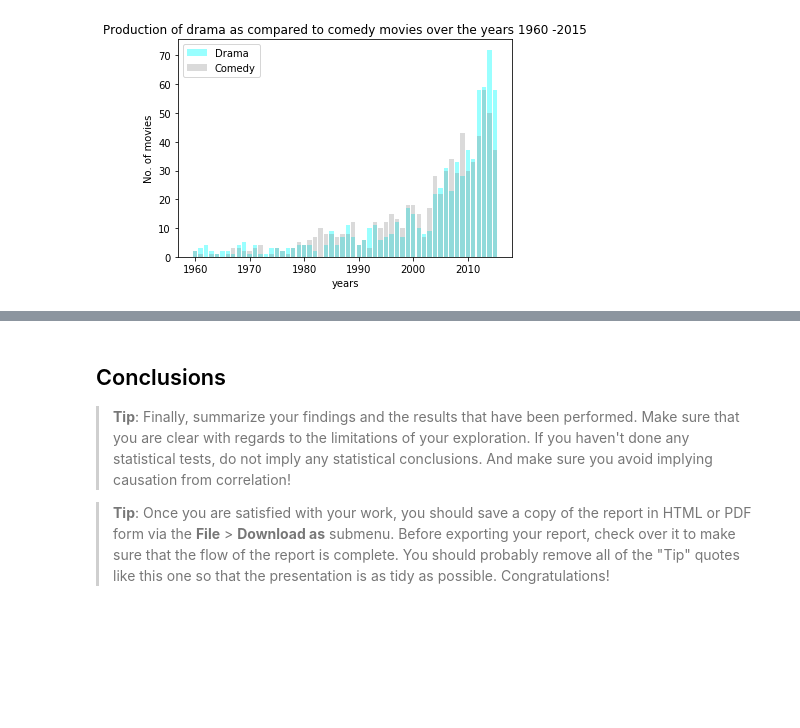
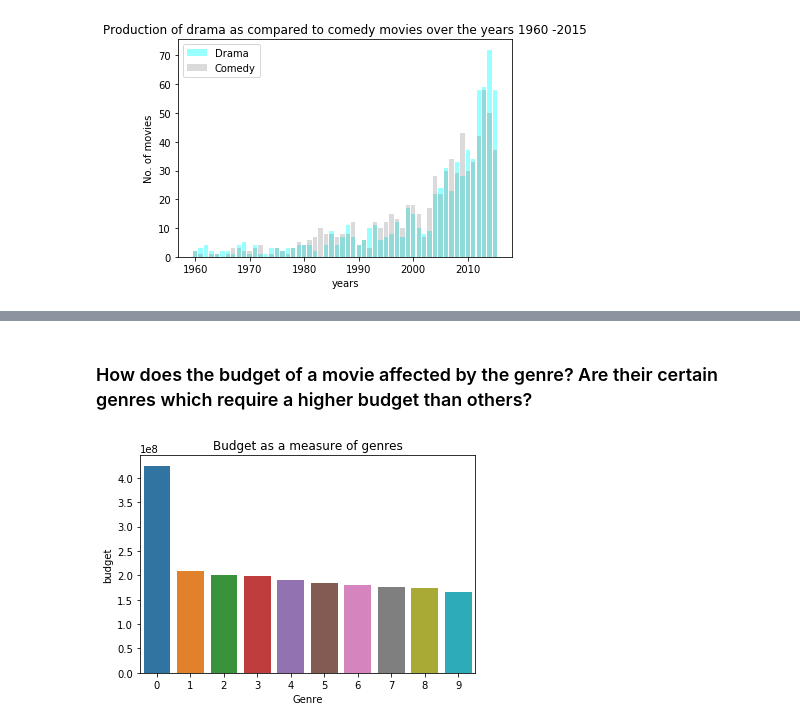
Before and after one commit to MayurBajaj2002/IMDB-Movies-Analysis, a Jupyter notebook: TMDb-Anlaysis.ipynb, the cells around one changed output, grey strips where cells are left out. Saved outputs shown, nothing was run; the diff lists cells and outputs as text; code cells hidden in the pictures; blank space fills up the shorter version.

```diff
--- a/TMDb-Anlaysis.ipynb
+++ b/TMDb-Anlaysis.ipynb
@@ -185,7 +140,9 @@ TypeError: boxplot() got an unexpected keyword argument 'scale'
-# %% [markdown]
-<a id='conclusions'></a>
-## Conclusions
-
-> **Tip**: Finally, summarize your findings and the results that have been performed. Make sure that you are clear with regards to the limitations of your exploration. If you haven't done any statistical tests, do not imply any statistical conclusions. And make sure you avoid implying causation from correlation!
-
-> **Tip**: Once you are satisfied with your work, you should save a copy of the report in HTML or PDF form via the **File** > **Download as** submenu. Before exporting your report, check over it to make sure that the flow of the report is complete. You should probably remove all of the "Tip" quotes like this one so that the presentation is as tidy as possible. Congratulations!
+# %% [markdown]
+### How does the budget of a movie affected by the genre? Are their certain genres which require a higher budget than others?
+# %%
+plt.title('Budget as a measure of genres')
+plt.xlabel('Genre')
+plt.ylabel('Budget in 10 millions')
+sb.barplot(np.arange(0, 10), df.groupby('genres')['budget'].mean().nlargest(10));
+# %% [output]
+[figure, added]
```
Also changed, not shown: parts of 33 cells of this notebook.
